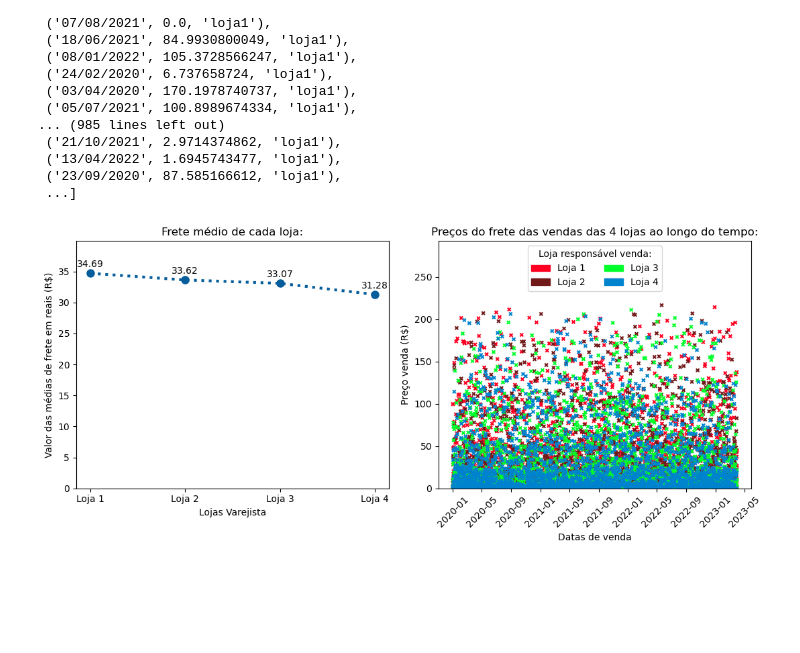
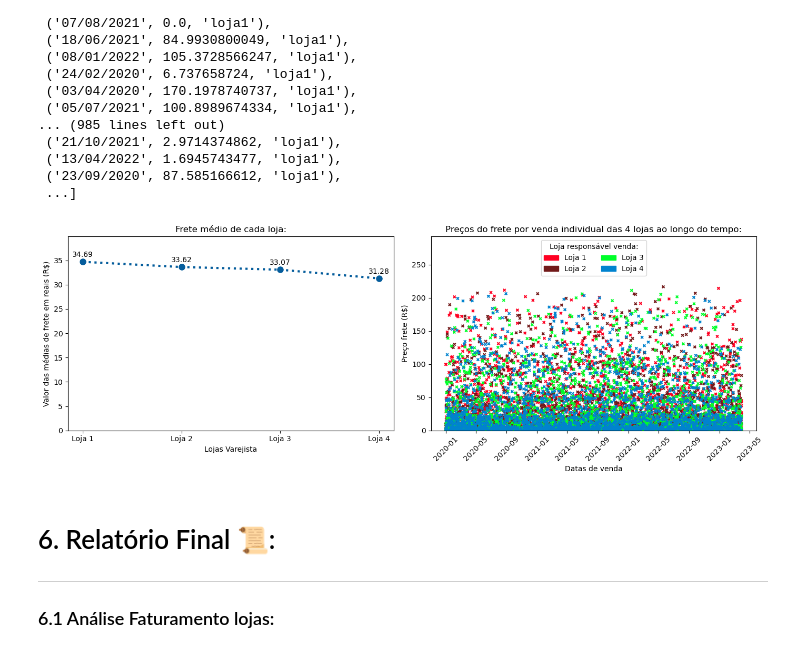
Before and after one commit to Megalonnix/ChallengeAluraStore, a Jupyter notebook: AluraStoreBr.ipynb, the cells around one changed output. Drawn from its saved outputs; the diff is of its cells as text; code cells hidden in the pictures; blank space fills up the shorter version.

Commit message:
upload imagens relatório

```diff
--- a/AluraStoreBr.ipynb
+++ b/AluraStoreBr.ipynb
@@ -195,29 +195,3 @@ def getCategoriasProds():
 def extrairQtdVendasLoja(numLoja = None):
   dados_loja = getQtdVendasPorCtgNaLoja(numLoja)
   return [dados_loja[idx][1] for idx in range(len(dados_loja)) if idx > 0]
-# %%
-# -------------------------------
-# TESTANDO observação individual:
-# -------------------------------
-# Observação das vendas por categoria (Apenas da Loja 1):
-
-import matplotlib.pylab as plt
-
-categorias = getCategoriasProds()
-valores = extrairQtdVendasLoja()
-
-plt.title('Vendas por categoria Loja 1:')
-plt.xlabel('Categoria dos Produtos')
-plt.ylabel('QTD total items vendidos')
-plt.bar(categorias, valores)
-plt.xticks(rotation=45)
-
-for i, valor in enumerate(valores):
-    plt.text(i,
-             valor + 1,
-             str(valor),
-             ha='center',
-             va='bottom',
-             fontsize=8)
-
-plt.show()
@@ -748,7 +720,7 @@ from matplotlib.patches import Patch
 
 qtdLinhas = 1
 qtdColunas = 2
-largura = 11
+largura = 14
 altura = 5
 
 fig, (ax1, ax2) = plt.subplots(
@@ -763,7 +735,7 @@ valoresLinhas = mediasFrete
 nomesLojas = ['Loja 1','Loja 2','Loja 3','Loja 4']
 
 # Montagem do Gráfico de Linhas (em vez de barras - mudei de ideia de novo lol):
-# Nota pessoal: Felizmente o gráfico de barras é fácil de fazer.
+# Nota pessoal: Felizmente o gráfico de linhas é fácil de fazer.
 
 ax1.plot(
     nomesLojas,
@@ -829,33 +801,37 @@ array_vls_monetarios = [
 # Montando conteúdo do Scatter Plot:
 ax2.scatter(
     datas_eixo_x,
     array_vls_monetarios, # (25.98, 'loja1') => pegei apenas o 25.98
     c=cores_precos_vendas,
     s=12,
     alpha=1,
     marker='x') # Dá pra usar um x também.
 
 ax2.tick_params(axis='x',rotation=45)
-ax2.set_title('Preços do frete das vendas das 4 lojas ao longo do tempo:')
+ax2.set_title('Preços do frete por venda individual das 4 lojas ao longo do tempo:')
 ax2.set_xlabel('Datas de venda')
-ax2.set_ylabel('Preço venda (R$)')
+ax2.set_ylabel('Preço frete (R$)')
 
 legenda_scatter_plot = [
     Patch(color=cores_scatter_plt[0], label='Loja 1'),
     Patch(color=cores_scatter_plt[1], label='Loja 2'),
     Patch(color=cores_scatter_plt[2], label='Loja 3'),
     Patch(color=cores_scatter_plt[3], label='Loja 4')
 ]
 
 ax2.legend(
     handles=legenda_scatter_plot,
     title="Loja responsável venda:",
     loc='upper center',
     ncols=2)
 
 
 plt.tight_layout()
 plt.ylim(0,max(array_vls_monetarios) * 1.35)
 plt.show()
 # %% [output]
-[figure, old version]
+[figure, new version]
+# %% [markdown]
+# 6. Relatório Final 📜:
+---
+### 6.1 Análise Faturamento lojas:
```
Also changed, not shown: parts of 1 cell of this notebook, 6 other files.
